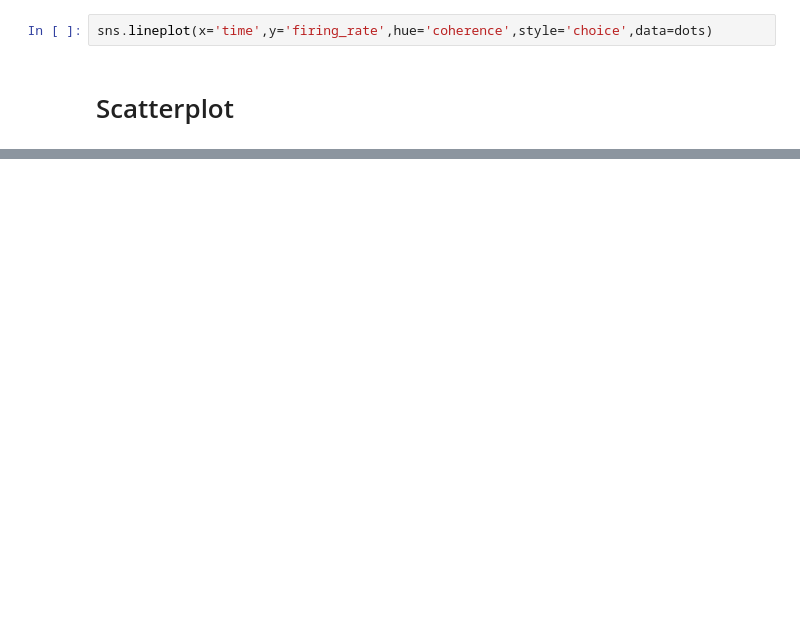
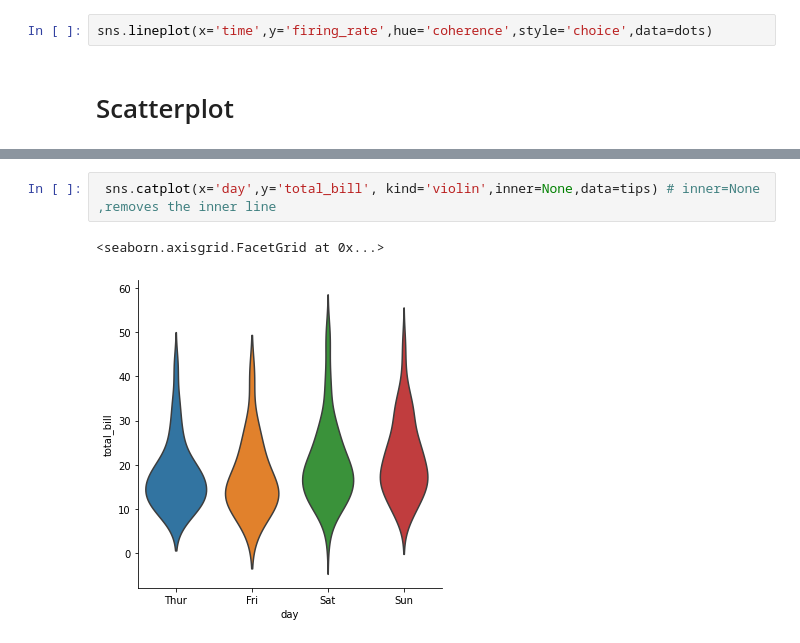
Before and after one commit to Sathya423/daily-exercises, a Jupyter notebook: SEABORN 2.ipynb, the cells around one changed output, grey strips where cells are left out. Drawn from its saved outputs; the diff is of its cells as text; blank space fills up the shorter version.

```diff
--- a/SEABORN 2.ipynb
+++ b/SEABORN 2.ipynb
@@ -413,0 +392,5 @@ sns.catplot(x=)
+# %%
+ sns.catplot(x='day',y='total_bill', kind='violin',inner=None,data=tips) # inner=None ,removes the inner line
+# %% [output]
+<seaborn.axisgrid.FacetGrid at 0x...>
+[figure, added]
```
Also changed, not shown: parts of 54 cells of this notebook.
